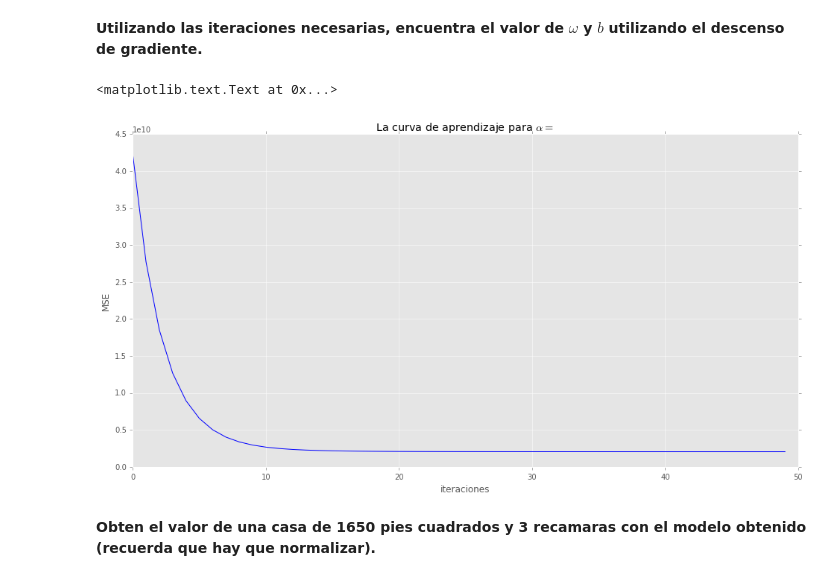
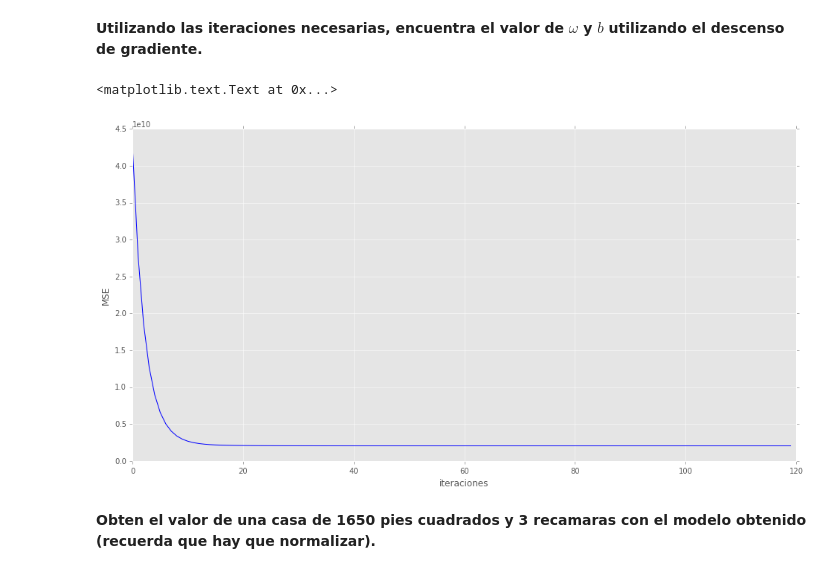
Before and after one commit to Liz-Soto/Evaluaciones-Continuas-RN, a Jupyter notebook: regresion-lineal/neurona_lineal.ipynb, the cells around one changed output. Drawn from its saved outputs; the diff is of its cells as text; code cells hidden in the pictures.

```diff
--- a/regresion-lineal/neurona_lineal.ipynb
+++ b/regresion-lineal/neurona_lineal.ipynb
@@ -365,7 +365,7 @@ w_ini = np.zeros((n,))
 b_ini = 0
 num_iters = 50
 
-alpha = 0.0001  # Aqui es donde hay que hacer las pruebas
+# Aqui es donde hay que hacer las pruebas
 alpha = 0.2
 
 _, _, mse_hist = descenso_gradiente_lotes(x_norm, y, w_ini, b_ini, alpha, num_iters)
@@ -382,17 +382,17 @@ plt.ylabel('MSE')
 # %%
 w_ini = np.zeros((n,))
 b_ini = 0
-num_iters = 50
+num_iters = 120
 
 _, _, mse_hist = descenso_gradiente_lotes(x_norm, y, w_ini, b_ini, alpha, num_iters)
 
 plt.plot(mse_hist, '-b')
-plt.title(r"La curva de aprendizaje para $\alpha =$ ")
+
 plt.xlabel('iteraciones')
 plt.ylabel('MSE')
 # %% [output]
 <matplotlib.text.Text at 0x...>
-[figure, old version]
+[figure, new version]
 # %% [markdown]
 **Obten el valor de una casa de 1650 pies cuadrados y 3 recamaras con el modelo obtenido (recuerda que hay que normalizar).**
 # %%
```
